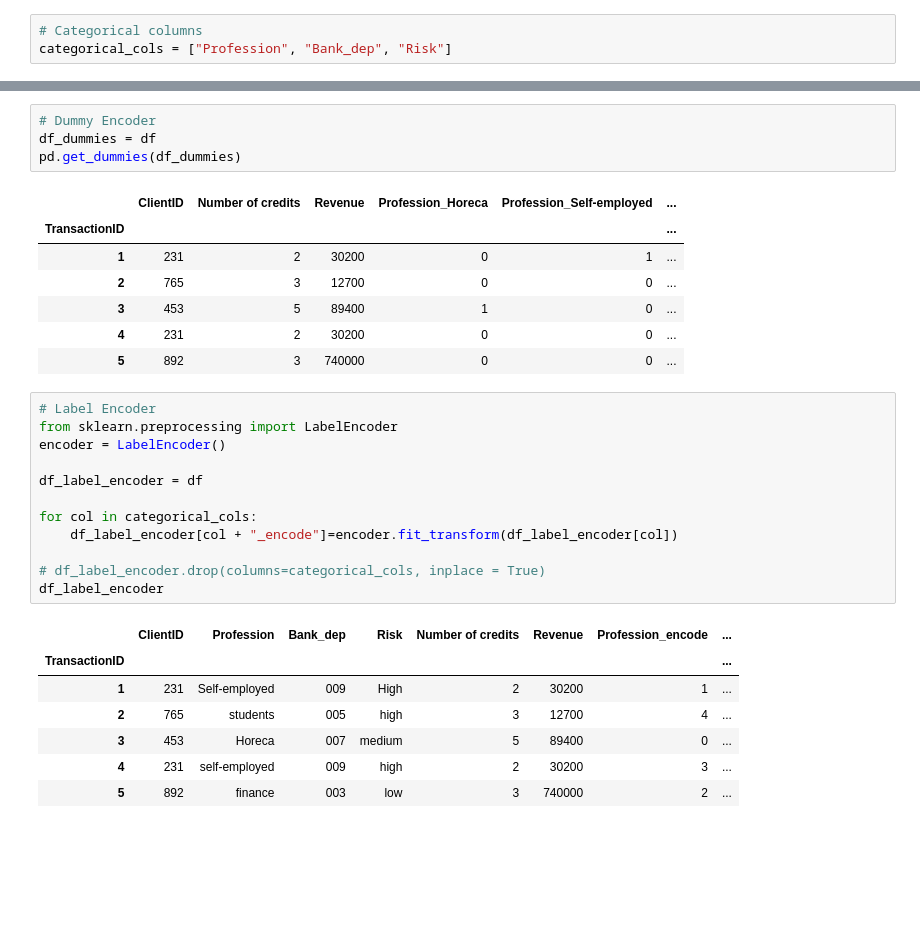
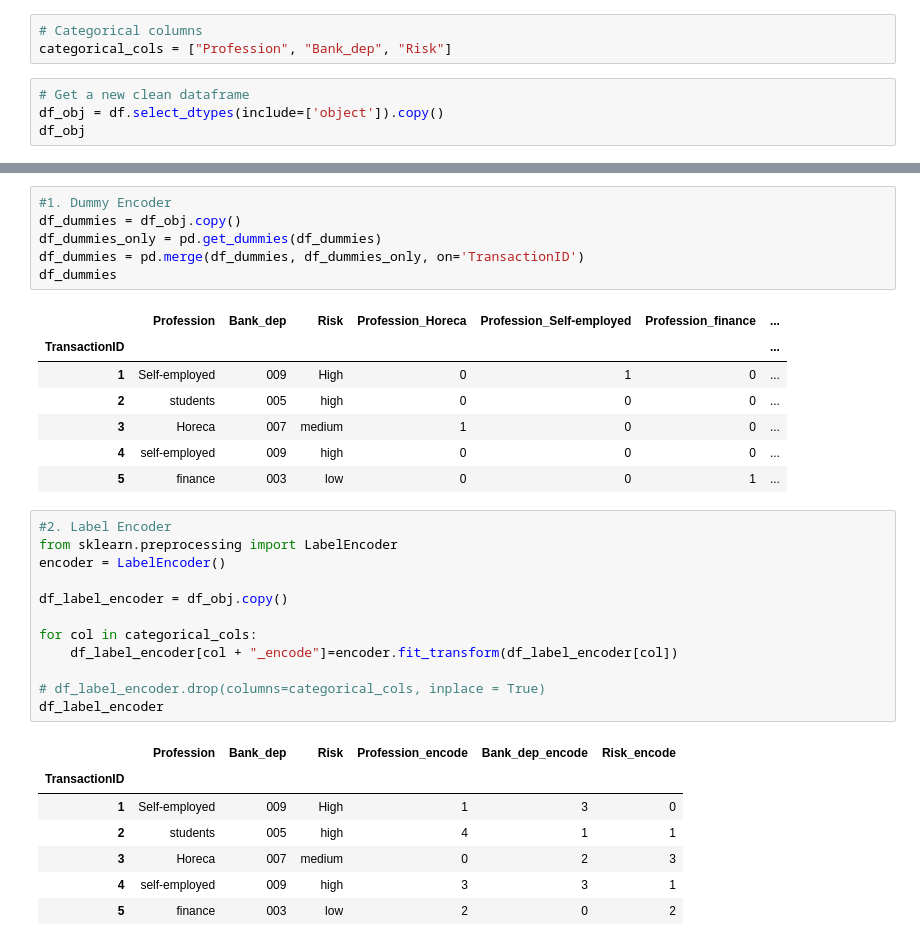
Before and after one commit to eric-martinet/IRONLABS, a Jupyter notebook: Module01/Lab_32_Encoding/main.ipynb, the cells around one changed output, grey strips where cells are left out. Drawn from its saved outputs; the diff is of its cells as text; blank space fills up the shorter version.

```diff
--- a/Module01/Lab_32_Encoding/main.ipynb
+++ b/Module01/Lab_32_Encoding/main.ipynb
@@ -25,3 +26,7 @@ df
 # %%
 # Categorical columns
 categorical_cols = ["Profession", "Bank_dep", "Risk"]
+# %%
+# Get a new clean dataframe
+df_obj = df.select_dtypes(include=['object']).copy()
+df_obj
@@ -28,33 +41,35 @@ categorical_cols = ["Profession", "Bank_dep", "Risk"]
 # %%
-# Dummy Encoder
-df_dummies = df
-pd.get_dummies(df_dummies)
+#1. Dummy Encoder
+df_dummies = df_obj.copy()
+df_dummies_only = pd.get_dummies(df_dummies)
+df_dummies = pd.merge(df_dummies, df_dummies_only, on='TransactionID')
+df_dummies
 # %% [output]
-|  | ClientID | Number of credits | Revenue | Profession_Horeca | Profession_Self-employed | ... |
-| TransactionID |  |  |  |  |  | ... |
-| 1 | 231 | 2 | 30200 | 0 | 1 | ... |
-| 2 | 765 | 3 | 12700 | 0 | 0 | ... |
-| 3 | 453 | 5 | 89400 | 1 | 0 | ... |
-| 4 | 231 | 2 | 30200 | 0 | 0 | ... |
-| 5 | 892 | 3 | 740000 | 0 | 0 | ... |
+|  | Profession | Bank_dep | Risk | Profession_Horeca | Profession_Self-employed | Profession_finance | ... |
+| TransactionID |  |  |  |  |  |  | ... |
+| 1 | Self-employed | 009 | High | 0 | 1 | 0 | ... |
+| 2 | students | 005 | high | 0 | 0 | 0 | ... |
+| 3 | Horeca | 007 | medium | 1 | 0 | 0 | ... |
+| 4 | self-employed | 009 | high | 0 | 0 | 0 | ... |
+| 5 | finance | 003 | low | 0 | 0 | 1 | ... |
 # %%
-# Label Encoder
+#2. Label Encoder
 from sklearn.preprocessing import LabelEncoder
 encoder = LabelEncoder()
 
-df_label_encoder = df
+df_label_encoder = df_obj.copy()
 
 for col in categorical_cols:
     df_label_encoder[col + "_encode"]=encoder.fit_transform(df_label_encoder[col])
 
 # df_label_encoder.drop(columns=categorical_cols, inplace = True)
 df_label_encoder
 # %% [output]
-|  | ClientID | Profession | Bank_dep | Risk | Number of credits | Revenue | Profession_encode | ... |
-| TransactionID |  |  |  |  |  |  |  | ... |
-| 1 | 231 | Self-employed | 009 | High | 2 | 30200 | 1 | ... |
-| 2 | 765 | students | 005 | high | 3 | 12700 | 4 | ... |
-| 3 | 453 | Horeca | 007 | medium | 5 | 89400 | 0 | ... |
-| 4 | 231 | self-employed | 009 | high | 2 | 30200 | 3 | ... |
-| 5 | 892 | finance | 003 | low | 3 | 740000 | 2 | ... |
+|  | Profession | Bank_dep | Risk | Profession_encode | Bank_dep_encode | Risk_encode |
+| TransactionID |  |  |  |  |  |  |
+| 1 | Self-employed | 009 | High | 1 | 3 | 0 |
+| 2 | students | 005 | high | 4 | 1 | 1 |
+| 3 | Horeca | 007 | medium | 0 | 2 | 3 |
+| 4 | self-employed | 009 | high | 3 | 3 | 1 |
+| 5 | finance | 003 | low | 2 | 0 | 2 |
 # %%
```
Also changed, not shown: parts of 6 cells of this notebook.
